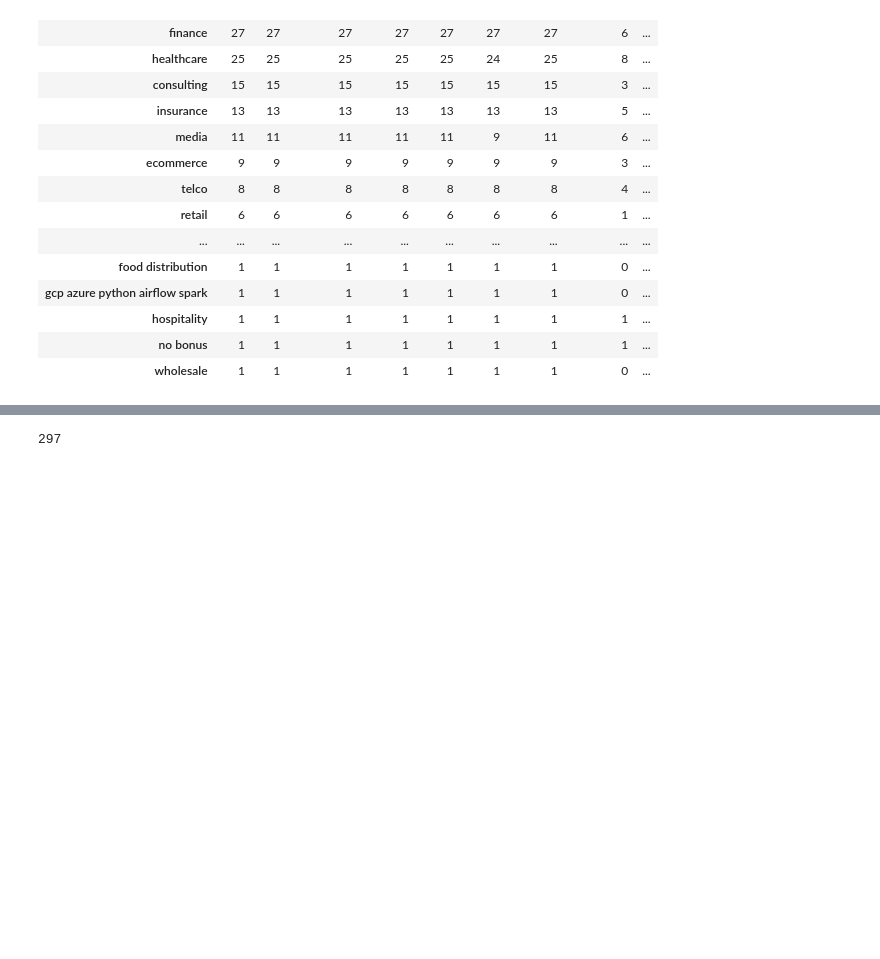
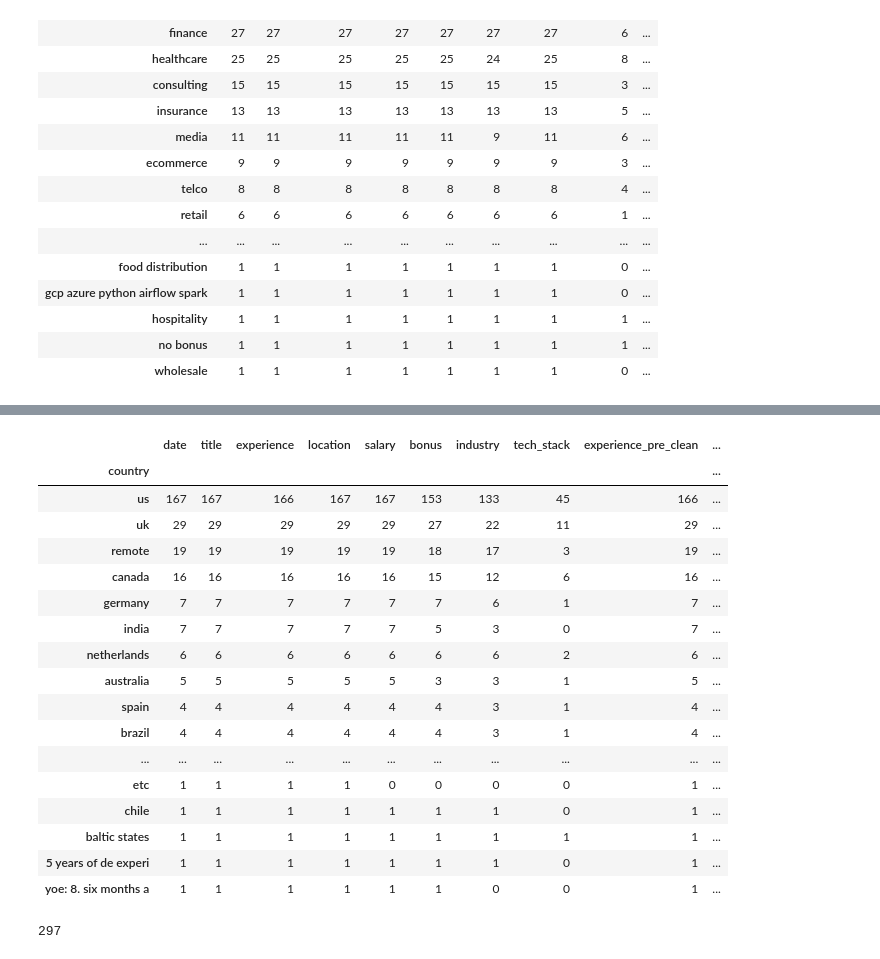
Before and after one commit to archiewood/reddit_de_salaries, a Jupyter notebook: data_analysis/clean_data.ipynb, the cells around one changed output, grey strips where cells are left out. Cells and saved outputs as stored; diff of their text form; code cells hidden in the pictures; blank space fills up the shorter version.

```diff
--- a/data_analysis/clean_data.ipynb
+++ b/data_analysis/clean_data.ipynb
@@ -550,2 +595,28 @@ df.groupby('location_clean').count().sort_values(by='date', ascending=False).hea
+# %%
+df['country'] = df.location_clean.str.split(',').str[-1].str.strip()
+
+#truncate any country names longer than 20 characters
+df['country'] = df.country.str.slice(0,20)
+# %%
+df.groupby('country').count().sort_values(by='date', ascending=False).head(60)
+# %% [output]
+|  | date | title | experience | location | salary | bonus | industry | tech_stack | experience_pre_clean | ... |
+| country |  |  |  |  |  |  |  |  |  | ... |
+| us | 167 | 167 | 166 | 167 | 167 | 153 | 133 | 45 | 166 | ... |
+| uk | 29 | 29 | 29 | 29 | 29 | 27 | 22 | 11 | 29 | ... |
+| remote | 19 | 19 | 19 | 19 | 19 | 18 | 17 | 3 | 19 | ... |
+| canada | 16 | 16 | 16 | 16 | 16 | 15 | 12 | 6 | 16 | ... |
+| germany | 7 | 7 | 7 | 7 | 7 | 7 | 6 | 1 | 7 | ... |
+| india | 7 | 7 | 7 | 7 | 7 | 5 | 3 | 0 | 7 | ... |
+| netherlands | 6 | 6 | 6 | 6 | 6 | 6 | 6 | 2 | 6 | ... |
+| australia | 5 | 5 | 5 | 5 | 5 | 3 | 3 | 1 | 5 | ... |
+| spain | 4 | 4 | 4 | 4 | 4 | 4 | 3 | 1 | 4 | ... |
+| brazil | 4 | 4 | 4 | 4 | 4 | 4 | 3 | 1 | 4 | ... |
+| ... | ... | ... | ... | ... | ... | ... | ... | ... | ... | ... |
+| etc | 1 | 1 | 1 | 1 | 0 | 0 | 0 | 0 | 1 | ... |
+| chile | 1 | 1 | 1 | 1 | 1 | 1 | 1 | 0 | 1 | ... |
+| baltic states | 1 | 1 | 1 | 1 | 1 | 1 | 1 | 1 | 1 | ... |
+| 5 years of de experi | 1 | 1 | 1 | 1 | 1 | 1 | 1 | 0 | 1 | ... |
+| yoe: 8. six months a | 1 | 1 | 1 | 1 | 1 | 1 | 0 | 0 | 1 | ... |
 # %%
 # select only date, title, experience, location, salary_currency, salary_usd
```
Also changed, not shown: parts of 9 cells of this notebook, 5 other files.
